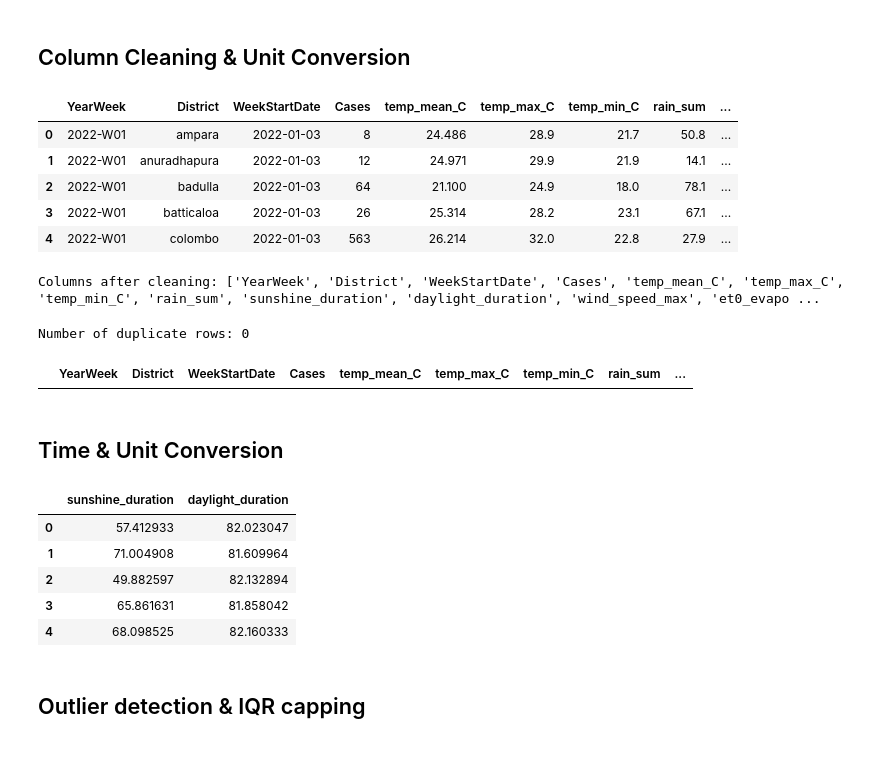
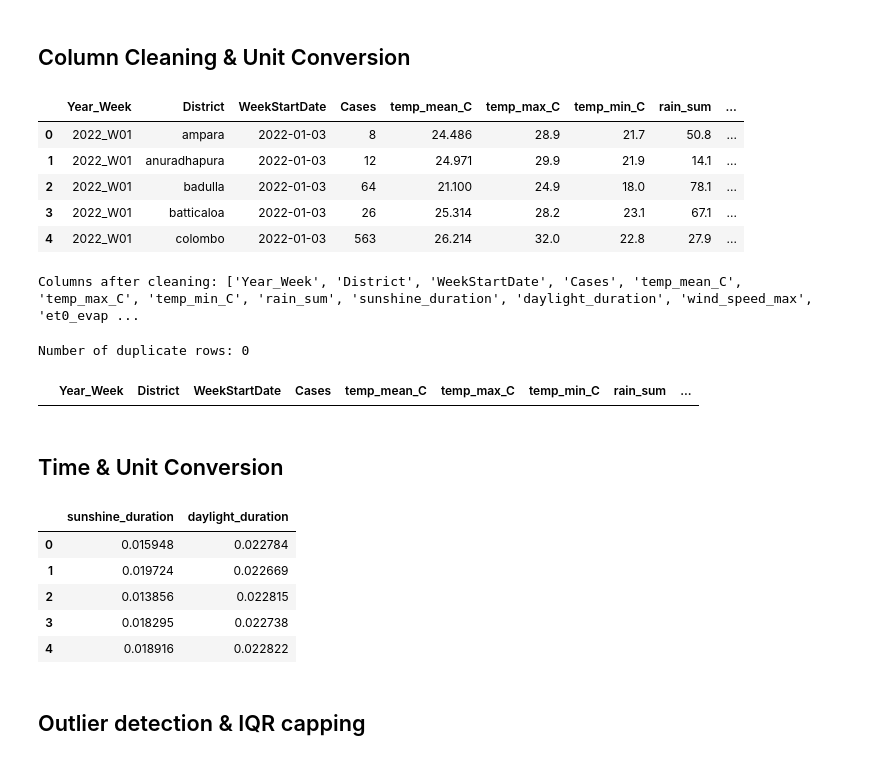
Before and after one commit to IT24101873/2025-Y2-S1-MLB-B8G1-02_DengueRisk, a Jupyter notebook: group_pipeline.ipynb, the cells around one changed output. Drawn from its saved outputs; the diff is of its cells as text; code cells hidden in the pictures.

```diff
--- a/group_pipeline.ipynb
+++ b/group_pipeline.ipynb
@@ -90,7 +825,7 @@ df['WeekStartDate'] = pd.to_datetime(df['WeekStartDate'])
 
 # 3️⃣ Keep only selected columns
 columns_to_keep = [
-    'YearWeek', 'District', 'WeekStartDate', 'Cases',
+    'Year_Week', 'District', 'WeekStartDate', 'Cases',
     'temp_mean_C', 'temp_max_C', 'temp_min_C',
     'rain_sum', 'sunshine_duration', 'daylight_duration',
     'wind_speed_max', 'et0_evapotranspiration'
@@ -101,13 +836,13 @@ df = df[columns_to_keep]
 display(df.head())
 print("Columns after cleaning:", df.columns.tolist())
 # %% [output]
-|  | YearWeek | District | WeekStartDate | Cases | temp_mean_C | temp_max_C | temp_min_C | rain_sum | ... |
-| 0 | 2022-W01 | ampara | 2022-01-03 | 8 | 24.486 | 28.9 | 21.7 | 50.8 | ... |
-| 1 | 2022-W01 | anuradhapura | 2022-01-03 | 12 | 24.971 | 29.9 | 21.9 | 14.1 | ... |
-| 2 | 2022-W01 | badulla | 2022-01-03 | 64 | 21.100 | 24.9 | 18.0 | 78.1 | ... |
-| 3 | 2022-W01 | batticaloa | 2022-01-03 | 26 | 25.314 | 28.2 | 23.1 | 67.1 | ... |
-| 4 | 2022-W01 | colombo | 2022-01-03 | 563 | 26.214 | 32.0 | 22.8 | 27.9 | ... |
+|  | Year_Week | District | WeekStartDate | Cases | temp_mean_C | temp_max_C | temp_min_C | rain_sum | ... |
+| 0 | 2022_W01 | ampara | 2022-01-03 | 8 | 24.486 | 28.9 | 21.7 | 50.8 | ... |
+| 1 | 2022_W01 | anuradhapura | 2022-01-03 | 12 | 24.971 | 29.9 | 21.9 | 14.1 | ... |
+| 2 | 2022_W01 | badulla | 2022-01-03 | 64 | 21.100 | 24.9 | 18.0 | 78.1 | ... |
+| 3 | 2022_W01 | batticaloa | 2022-01-03 | 26 | 25.314 | 28.2 | 23.1 | 67.1 | ... |
+| 4 | 2022_W01 | colombo | 2022-01-03 | 563 | 26.214 | 32.0 | 22.8 | 27.9 | ... |
-Columns after cleaning: ['YearWeek', 'District', 'WeekStartDate', 'Cases', 'temp_mean_C', 'temp_max_C', 'temp_min_C', 'rain_sum', 'sunshine_duration', 'daylight_duration', 'wind_speed_max', 'et0_evapo ...
+Columns after cleaning: ['Year_Week', 'District', 'WeekStartDate', 'Cases', 'temp_mean_C', 'temp_max_C', 'temp_min_C', 'rain_sum', 'sunshine_duration', 'daylight_duration', 'wind_speed_max', 'et0_evap ...
 # %%
 # Find all duplicate rows
 duplicates = df[df.duplicated()]
@@ -119,23 +854,25 @@ print("Number of duplicate rows:", duplicates.shape[0])
 display(duplicates)
 # %% [output]
 Number of duplicate rows: 0
-|  | YearWeek | District | WeekStartDate | Cases | temp_mean_C | temp_max_C | temp_min_C | rain_sum | ... |
+|  | Year_Week | District | WeekStartDate | Cases | temp_mean_C | temp_max_C | temp_min_C | rain_sum | ... |
 # %% [markdown]
 ## Time & Unit Conversion
 # %%
 # Convert seconds to hours
-df['sunshine_duration'] = df['sunshine_duration'] / 3600
-df['daylight_duration'] = df['daylight_duration'] / 3600
+df = df.copy()  # if df came from a slice of something else
+df['sunshine_duration'] /= 3600
+df['daylight_duration'] /= 3600
+
 
 # Preview the changes
 display(df[['sunshine_duration', 'daylight_duration']].head())
 # %% [output]
 |  | sunshine_duration | daylight_duration |
-| 0 | 57.412933 | 82.023047 |
-| 1 | 71.004908 | 81.609964 |
-| 2 | 49.882597 | 82.132894 |
-| 3 | 65.861631 | 81.858042 |
-| 4 | 68.098525 | 82.160333 |
+| 0 | 0.015948 | 0.022784 |
+| 1 | 0.019724 | 0.022669 |
+| 2 | 0.013856 | 0.022815 |
+| 3 | 0.018295 | 0.022738 |
+| 4 | 0.018916 | 0.022822 |
 # %% [markdown]
 ## Outlier detection & IQR capping
 # %%
```
Also changed, not shown: parts of 48 cells of this notebook.
